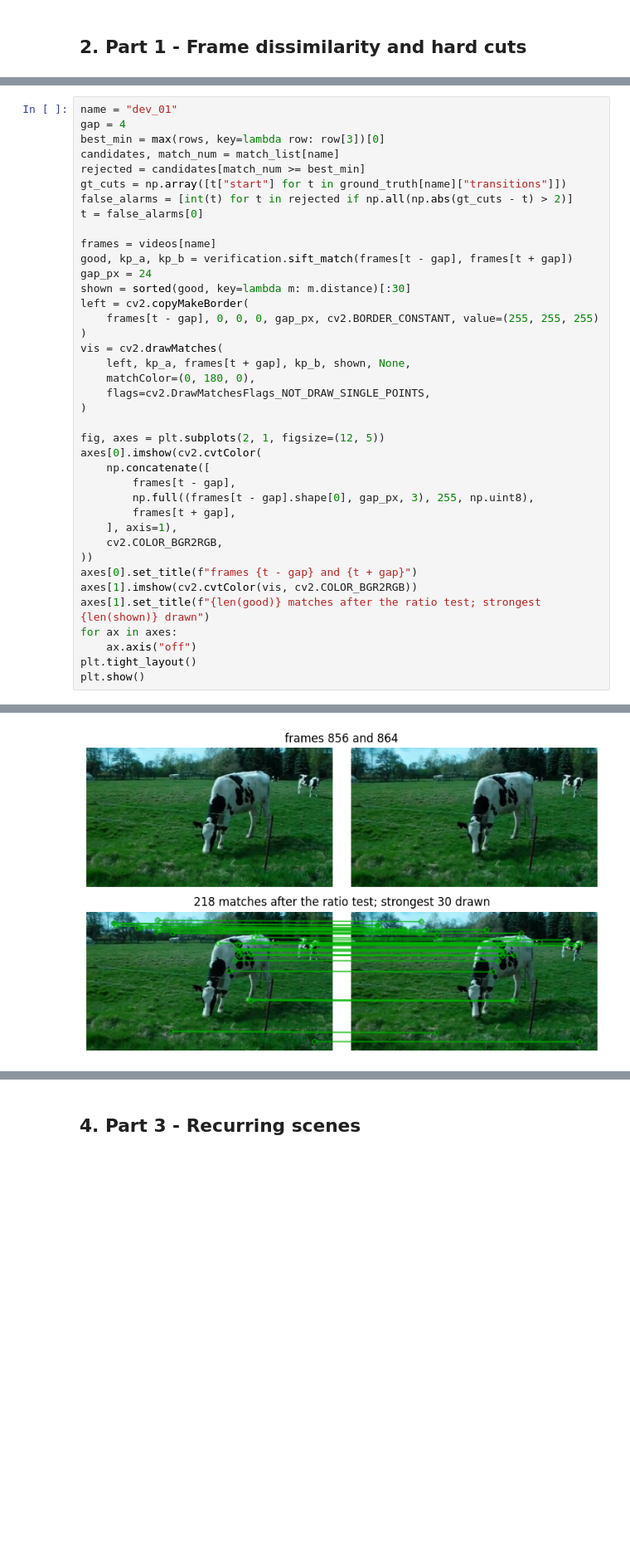
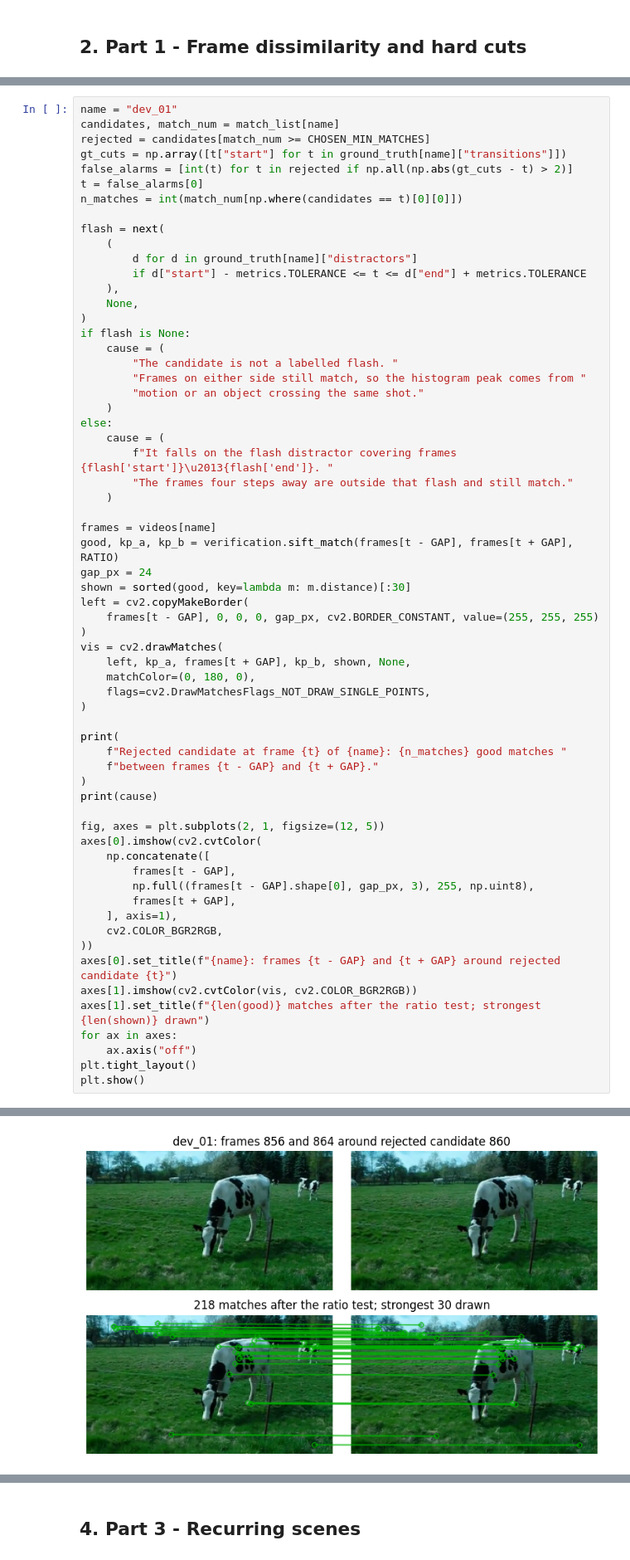
Before and after one commit to GuilhermeAQOS/CV2627, a Jupyter notebook: starter_code/73803_74514/report.ipynb, the cells around one changed output, grey strips where cells are left out. Shown at 83% size. Cells and saved outputs as stored; diff of their text form; blank space fills up the shorter version.

```diff
--- a/starter_code/73803_74514/report.ipynb
+++ b/starter_code/73803_74514/report.ipynb
@@ -290,36 +303,60 @@ min_matches  precision  recall  F1    flashes
 # %%
 name = "dev_01"
-gap = 4
-best_min = max(rows, key=lambda row: row[3])[0]
 candidates, match_num = match_list[name]
-rejected = candidates[match_num >= best_min]
+rejected = candidates[match_num >= CHOSEN_MIN_MATCHES]
 gt_cuts = np.array([t["start"] for t in ground_truth[name]["transitions"]])
 false_alarms = [int(t) for t in rejected if np.all(np.abs(gt_cuts - t) > 2)]
 t = false_alarms[0]
+n_matches = int(match_num[np.where(candidates == t)[0][0]])
+
+flash = next(
+    (
+        d for d in ground_truth[name]["distractors"]
+        if d["start"] - metrics.TOLERANCE <= t <= d["end"] + metrics.TOLERANCE
+    ),
+    None,
+)
+if flash is None:
+    cause = (
+        "The candidate is not a labelled flash. "
+        "Frames on either side still match, so the histogram peak comes from "
+        "motion or an object crossing the same shot."
+    )
+else:
+    cause = (
+        f"It falls on the flash distractor covering frames {flash['start']}\u2013{flash['end']}. "
+        "The frames four steps away are outside that flash and still match."
+    )
 
 frames = videos[name]
-good, kp_a, kp_b = verification.sift_match(frames[t - gap], frames[t + gap])
+good, kp_a, kp_b = verification.sift_match(frames[t - GAP], frames[t + GAP], RATIO)
 gap_px = 24
 shown = sorted(good, key=lambda m: m.distance)[:30]
 left = cv2.copyMakeBorder(
-    frames[t - gap], 0, 0, 0, gap_px, cv2.BORDER_CONSTANT, value=(255, 255, 255)
+    frames[t - GAP], 0, 0, 0, gap_px, cv2.BORDER_CONSTANT, value=(255, 255, 255)
 )
 vis = cv2.drawMatches(
-    left, kp_a, frames[t + gap], kp_b, shown, None,
+    left, kp_a, frames[t + GAP], kp_b, shown, None,
     matchColor=(0, 180, 0),
     flags=cv2.DrawMatchesFlags_NOT_DRAW_SINGLE_POINTS,
 )
 
+print(
+    f"Rejected candidate at frame {t} of {name}: {n_matches} good matches "
+    f"between frames {t - GAP} and {t + GAP}."
+)
+print(cause)
+
 fig, axes = plt.subplots(2, 1, figsize=(12, 5))
 axes[0].imshow(cv2.cvtColor(
     np.concatenate([
-        frames[t - gap],
-        np.full((frames[t - gap].shape[0], gap_px, 3), 255, np.uint8),
-        frames[t + gap],
+        frames[t - GAP],
+        np.full((frames[t - GAP].shape[0], gap_px, 3), 255, np.uint8),
+        frames[t + GAP],
     ], axis=1),
     cv2.COLOR_BGR2RGB,
 ))
-axes[0].set_title(f"frames {t - gap} and {t + gap}")
+axes[0].set_title(f"{name}: frames {t - GAP} and {t + GAP} around rejected candidate {t}")
 axes[1].imshow(cv2.cvtColor(vis, cv2.COLOR_BGR2RGB))
 axes[1].set_title(f"{len(good)} matches after the ratio test; strongest {len(shown)} drawn")
 for ax in axes:
@@ -330 +369 @@ plt.show()
-[figure, old version]
+[figure, new version]
```
Also changed, not shown: parts of 6 cells of this notebook, 7 other files.
